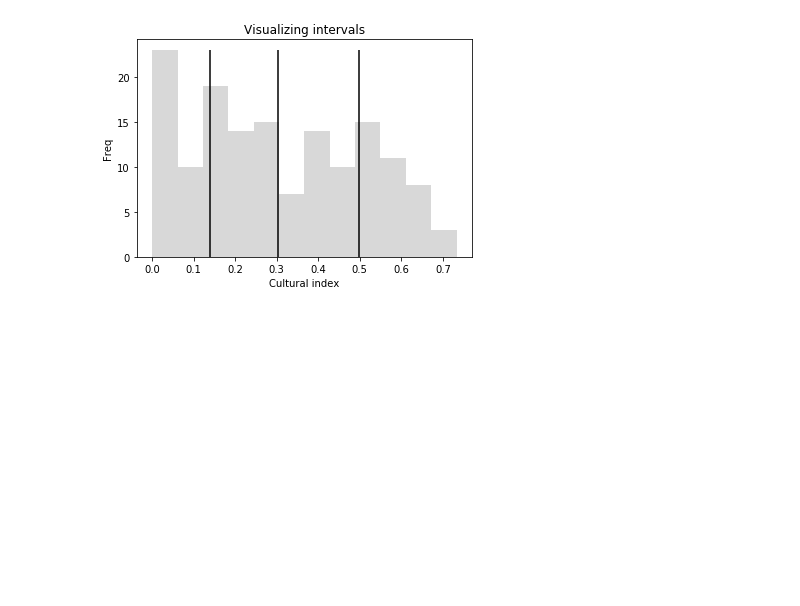
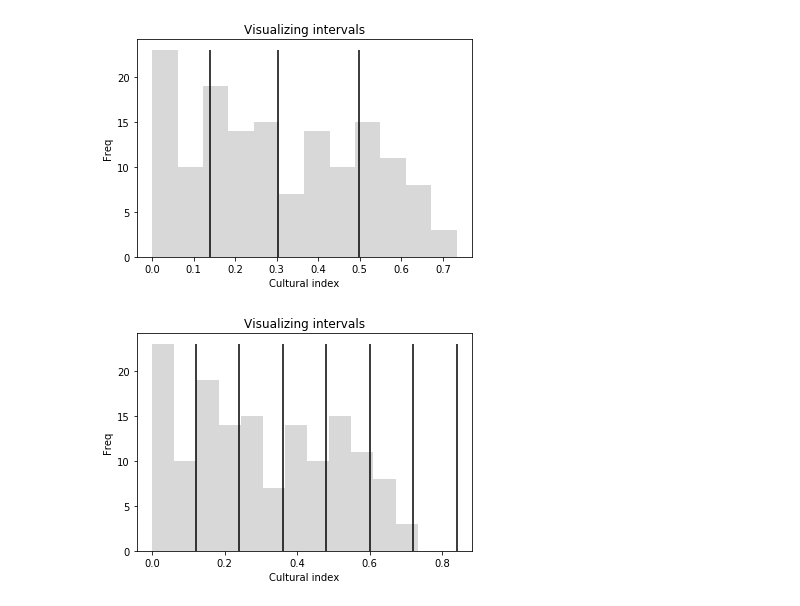
Before and after one commit to eponkratova/color-map-techniques, a Jupyter notebook: clustering.ipynb, the cells around one changed output. Drawn from its saved outputs; the diff is of its cells as text; code cells hidden in the pictures; blank space fills up the shorter version.

Commit message:
Added equal intervals method

```diff
--- a/clustering.ipynb
+++ b/clustering.ipynb
@@ -252,0 +260,37 @@ for p in lst:
+# %%
+#Equal intervals method
+intervals = ((x.max() - x.min()) / 6).round(decimals = 2)
+limits = []
+def classes(N):
+    '''The function defines the lower limits'''
+    limits.append(x.min() + intervals)
+    n = 0
+    while n < N:
+        for n in range(0, N):
+            limits.append(limits[n] + intervals)
+            n += n
+    return limits[:-2]
+classes (6)
+#def equal_intervals(X):
+def cl_equal_intevals(X):
+    '''The function assigns lables depending on which interval a data point falls into'''
+    for x in X:
+        if x < limits[1]: return '1'
+        elif (x >= limits[1]) * (x < limits[2]): return '2'
+        elif (x >= limits[2]) * (x < limits[3]): return '3'
+        elif (x >= limits[3]) * (x < limits[4]): return '4'
+        elif (x >= limits[4]) * (x < limits[5]): return '5'
+        else: return '6'
+df_set['class'] = df_set[['cultural_index']].apply(cl_equal_intevals, axis = 1)
+#Checking the # of observations in every class
+df_set.groupby('class').count()
+#Visualizing the intervals
+plt.figure()
+hist = plt.hist(x, bins = 12, histtype = 'stepfilled', fc = 'gray', alpha = 0.3)
+_ = plt.title('Visualizing intervals')
+_ = plt.xlabel('Cultural index')
+_ = plt.ylabel('Freq')
+for b in limits:
+    plt.vlines(b, ymin = 0, ymax = max(hist[0]))
+# %% [output]
+[figure, added]
```
Also changed, not shown: parts of 3 cells of this notebook.
